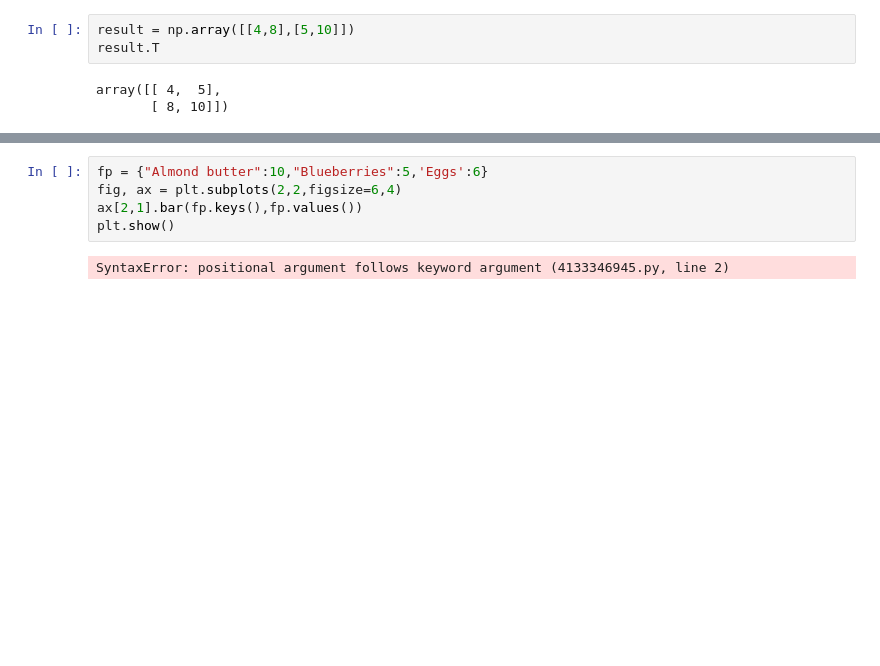
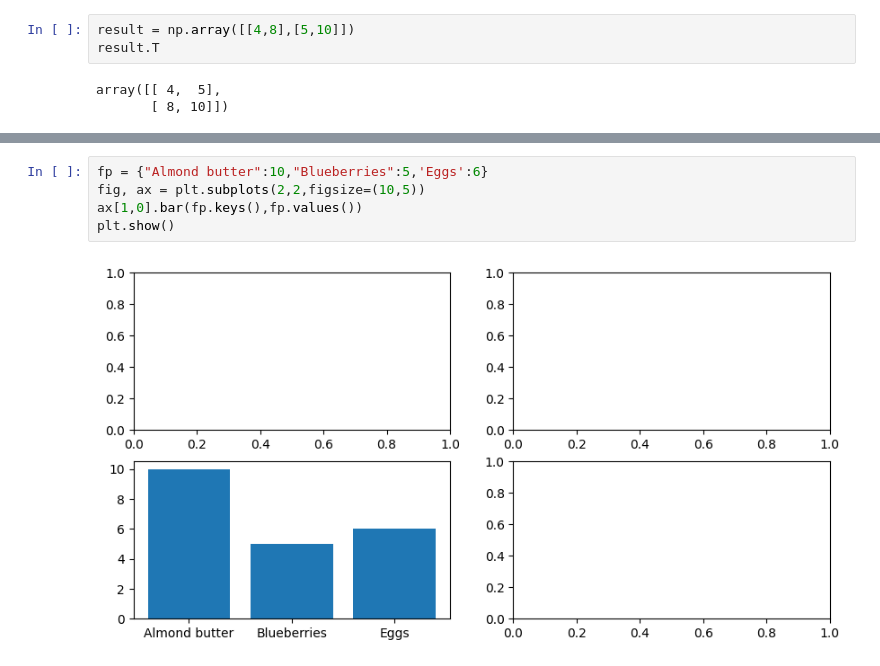
Before and after one commit to sdadi/ScalerDSML, a Jupyter notebook: contest/contest1.ipynb, the cells around one changed output, grey strips where cells are left out. Saved outputs shown, nothing was run; the diff lists cells and outputs as text; blank space fills up the shorter version.

```diff
--- a/contest/contest1.ipynb
+++ b/contest/contest1.ipynb
@@ -78,7 +81,7 @@ Name: CC Exp Date, Length: 10000, dtype: object
 # %%
 fp = {"Almond butter":10,"Blueberries":5,'Eggs':6}
-fig, ax = plt.subplots(2,2,figsize=6,4)
-ax[2,1].bar(fp.keys(),fp.values())
+fig, ax = plt.subplots(2,2,figsize=(10,5))
+ax[1,0].bar(fp.keys(),fp.values())
 plt.show()
 # %% [output]
-SyntaxError: positional argument follows keyword argument (4133346945.py, line 2)
+[figure, added]
```
Also changed, not shown: parts of 9 cells of this notebook.
